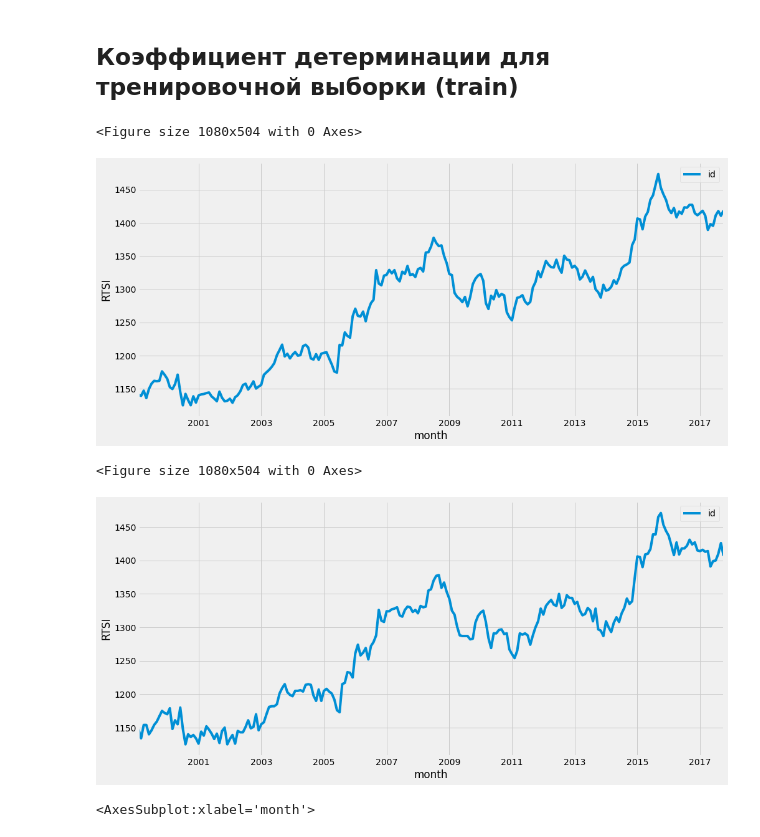
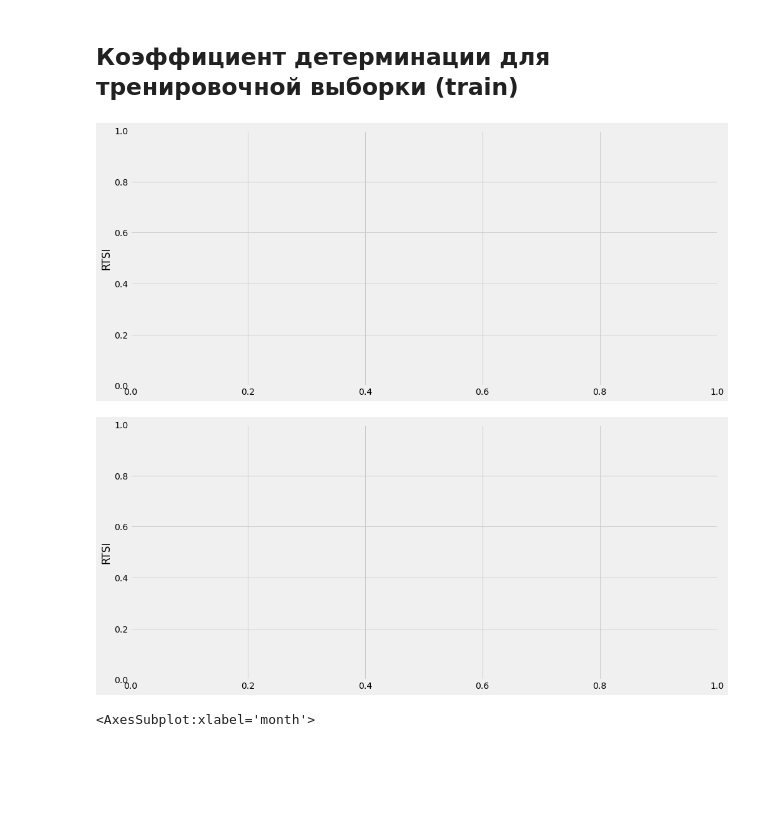
Before and after one commit to Alexbotduglas/old-Files-Trash-, a Jupyter notebook: SARIMA_1998-2017.ipynb, the cells around one changed output. Saved outputs shown, nothing was run; the diff lists cells and outputs as text; code cells hidden in the pictures; blank space fills up the shorter version.

```diff
--- a/SARIMA_1998-2017.ipynb
+++ b/SARIMA_1998-2017.ipynb
@@ -451,22 +452,20 @@ y_pred.plot()
 #true
 df41 = pd.read_csv('C:/Users/user/Desktop/VASYA41.csv',',', index_col=['month'], parse_dates=['month'], dayfirst=True)
 plt.figure(figsize(15,7))
-df41.plot()
+#df41.plot()
 plt.ylabel('RTSI')
 pylab.show()
 # %% [output]
-<Figure size 1080x504 with 0 Axes>
-[figure, old version]
+[figure, new version]
 # %%
 #pred
 df61 = pd.read_csv('C:/Users/user/Desktop/VASYA61.csv',',', index_col=['month'], parse_dates=['month'], dayfirst=True)
 plt.figure(figsize(15,7))
-df61.plot()
+#df61.plot()
 plt.ylabel('RTSI')
 pylab.show()
 # %% [output]
-<Figure size 1080x504 with 0 Axes>
-[figure, old version]
+[figure, new version]
 # %%
 df41.plot()
 df61.plot()
```
Also changed, not shown: parts of 3 cells of this notebook.
